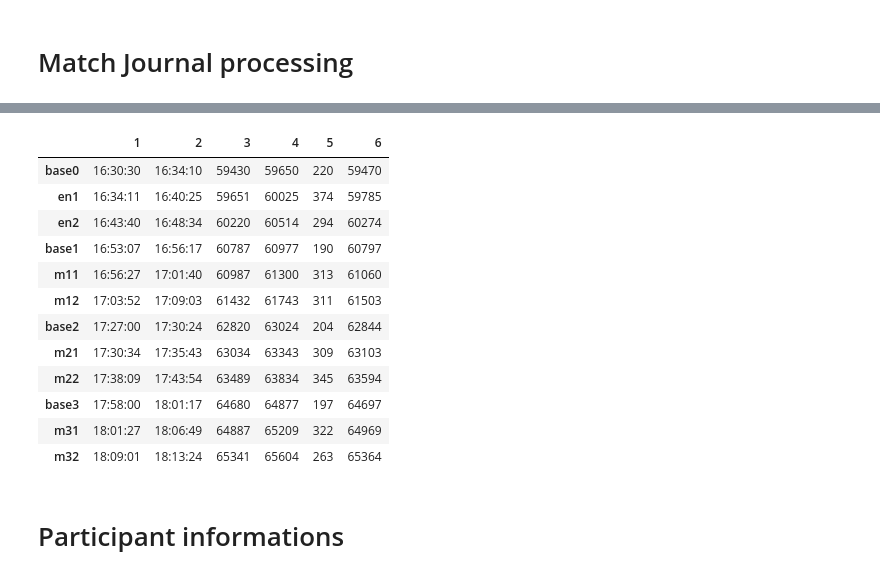
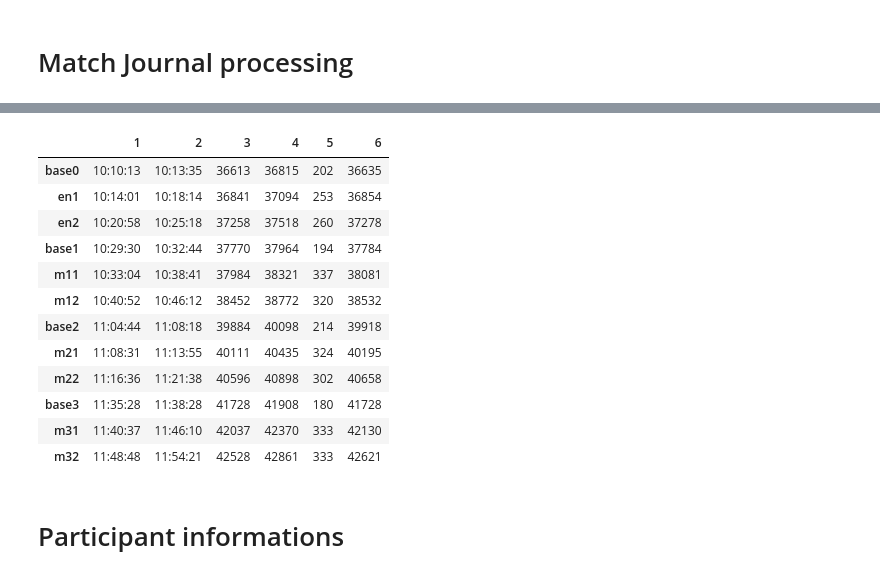
Before and after one commit to ywenlu/FifaXP, a Jupyter notebook: anno.ipynb, the cells around one changed output, grey strips where cells are left out. Drawn from its saved outputs; the diff is of its cells as text; code cells hidden in the pictures.

```diff
--- a/anno.ipynb
+++ b/anno.ipynb
@@ -7,5 +7,10 @@ import matplotlib.pyplot as plt
 import matplotlib
 import re
 import matplotlib.gridspec as gridspec
+import scipy.signal as signal
 
 #matplotlib.style.use('ggplot')
+pd.set_option('display.height', 1000)
+pd.set_option('display.max_rows', 500)
+pd.set_option('display.max_columns', 500)
+pd.set_option('display.width', 1000)
@@ -60,5 +67,5 @@ for fn in os.listdir('./../observerXT/'):
 dfAll=dfAll.sort(['sujet', 'match','Absolute_sec'], ascending=[1,1,1])
 dfAll['sujet']=dfAll['sujet'].astype(int)
 #dfAll.info() #datatype of each column
-dfAll=dfAll.reset_index(drop=True)
+dfAll=dfAll.sort(['sujet','match','Absolute_sec']).reset_index(drop=True)
 dfAll.to_csv('./../Allevent.txt',encoding='utf-16')
@@ -294,6 +406,6 @@ for fn in os.listdir(Datapath):
         for j in biofilelist:
             if j.split('_')[0]==sujet:
                 biopacfile=j
-        #cmd = "sed -n '/^" + str(mbegin) + "/,/^" + str(mend) + "/p' "+"./../biopac/"+ biopacfile + ">"+mfile
-        #print cmd
-        #os.system(cmd)
+        cmd = "sed -n '/^" + str(mbegin) + "/,/^" + str(mend) + "/p' "+"./../biopac/"+ biopacfile + ">"+mfile
+        print cmd
+            #os.system(cmd)
@@ -300,19 +430,19 @@ for fn in os.listdir(Datapath):
 # %%
-Mdf['S4'] #Mdf['S11'].ix['base0',6]
+Mdf['S34'] #Mdf['S11'].ix['base0',6]
 # %% [output]
 |  | 1 | 2 | 3 | 4 | 5 | 6 |
-| base0 | 16:30:30 | 16:34:10 | 59430 | 59650 | 220 | 59470 |
-| en1 | 16:34:11 | 16:40:25 | 59651 | 60025 | 374 | 59785 |
-| en2 | 16:43:40 | 16:48:34 | 60220 | 60514 | 294 | 60274 |
-| base1 | 16:53:07 | 16:56:17 | 60787 | 60977 | 190 | 60797 |
-| m11 | 16:56:27 | 17:01:40 | 60987 | 61300 | 313 | 61060 |
-| m12 | 17:03:52 | 17:09:03 | 61432 | 61743 | 311 | 61503 |
-| base2 | 17:27:00 | 17:30:24 | 62820 | 63024 | 204 | 62844 |
-| m21 | 17:30:34 | 17:35:43 | 63034 | 63343 | 309 | 63103 |
-| m22 | 17:38:09 | 17:43:54 | 63489 | 63834 | 345 | 63594 |
-| base3 | 17:58:00 | 18:01:17 | 64680 | 64877 | 197 | 64697 |
-| m31 | 18:01:27 | 18:06:49 | 64887 | 65209 | 322 | 64969 |
-| m32 | 18:09:01 | 18:13:24 | 65341 | 65604 | 263 | 65364 |
+| base0 | 10:10:13 | 10:13:35 | 36613 | 36815 | 202 | 36635 |
+| en1 | 10:14:01 | 10:18:14 | 36841 | 37094 | 253 | 36854 |
+| en2 | 10:20:58 | 10:25:18 | 37258 | 37518 | 260 | 37278 |
+| base1 | 10:29:30 | 10:32:44 | 37770 | 37964 | 194 | 37784 |
+| m11 | 10:33:04 | 10:38:41 | 37984 | 38321 | 337 | 38081 |
+| m12 | 10:40:52 | 10:46:12 | 38452 | 38772 | 320 | 38532 |
+| base2 | 11:04:44 | 11:08:18 | 39884 | 40098 | 214 | 39918 |
+| m21 | 11:08:31 | 11:13:55 | 40111 | 40435 | 324 | 40195 |
+| m22 | 11:16:36 | 11:21:38 | 40596 | 40898 | 302 | 40658 |
+| base3 | 11:35:28 | 11:38:28 | 41728 | 41908 | 180 | 41728 |
+| m31 | 11:40:37 | 11:46:10 | 42037 | 42370 | 333 | 42130 |
+| m32 | 11:48:48 | 11:54:21 | 42528 | 42861 | 333 | 42621 |
 # %% [markdown]
 # Participant informations
 # %%
```
Also changed, not shown: parts of 50 cells of this notebook.
